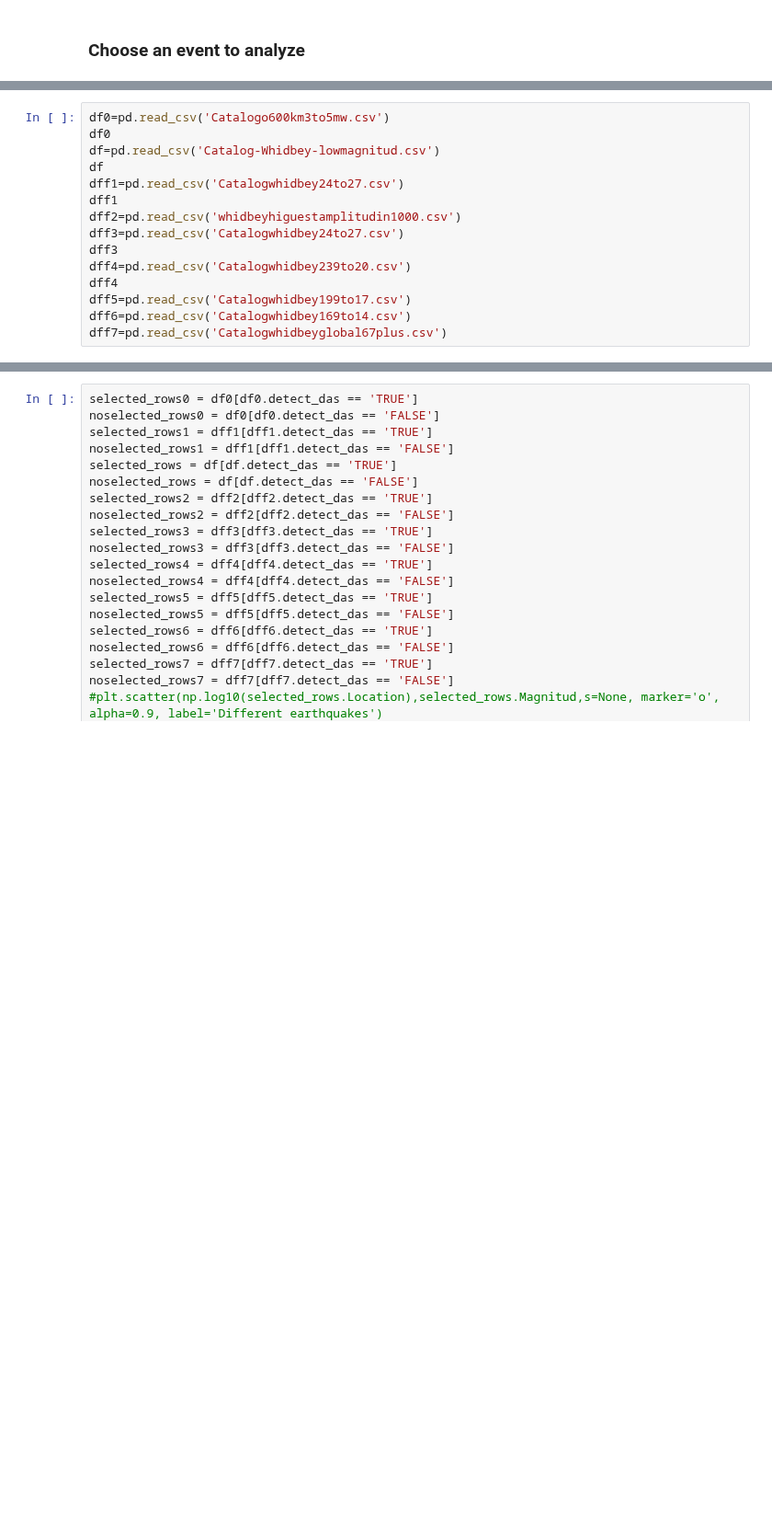
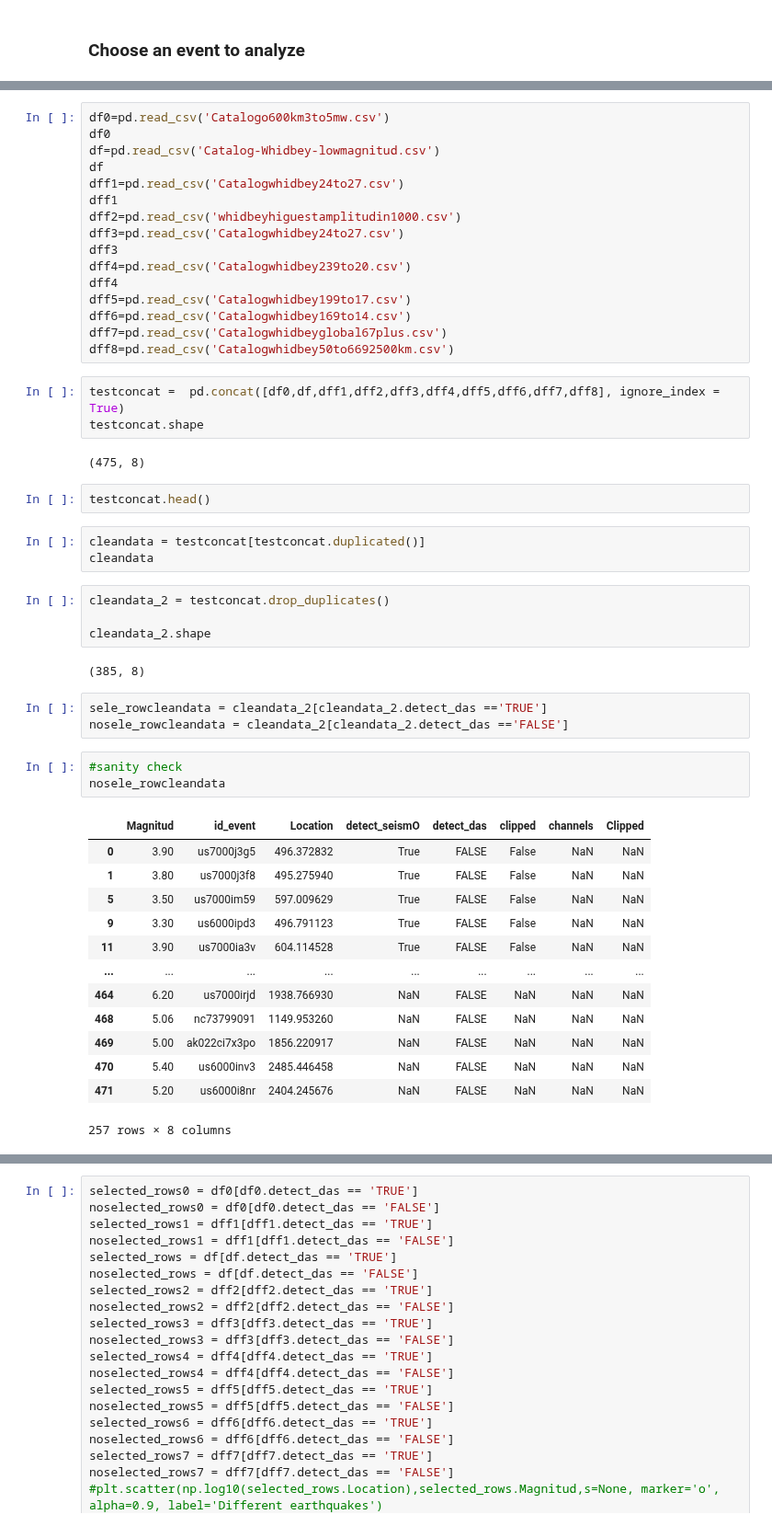
Before and after one commit to bradlipovsky/das-stuff, a Jupyter notebook: whidbey-localquakesplotdataframeMarch.ipynb, the cells around one changed output, grey strips where cells are left out. Shown at 92% size. Cells and saved outputs as stored; diff of their text form; blank space fills up the shorter version.

```diff
--- a/whidbey-localquakesplotdataframeMarch.ipynb
+++ b/whidbey-localquakesplotdataframeMarch.ipynb
@@ -143,3 +62,40 @@ dff4
 dff5=pd.read_csv('Catalogwhidbey199to17.csv')
 dff6=pd.read_csv('Catalogwhidbey169to14.csv')
 dff7=pd.read_csv('Catalogwhidbeyglobal67plus.csv')
+dff8=pd.read_csv('Catalogwhidbey50to6692500km.csv')
+# %%
+testconcat =  pd.concat([df0,df,dff1,dff2,dff3,dff4,dff5,dff6,dff7,dff8], ignore_index = True)
+testconcat.shape
+# %% [output]
+(475, 8)
+# %%
+testconcat.head()
+# %%
+cleandata = testconcat[testconcat.duplicated()]
+cleandata
+# %%
+cleandata_2 = testconcat.drop_duplicates()
+
+cleandata_2.shape
+# %% [output]
+(385, 8)
+# %%
+sele_rowcleandata = cleandata_2[cleandata_2.detect_das =='TRUE']
+nosele_rowcleandata = cleandata_2[cleandata_2.detect_das =='FALSE']
+# %%
+#sanity check
+nosele_rowcleandata
+# %% [output]
+|  | Magnitud | id_event | Location | detect_seismO | detect_das | clipped | channels | Clipped |
+| 0 | 3.90 | us7000j3g5 | 496.372832 | True | FALSE | False | NaN | NaN |
+| 1 | 3.80 | us7000j3f8 | 495.275940 | True | FALSE | False | NaN | NaN |
+| 5 | 3.50 | us7000im59 | 597.009629 | True | FALSE | False | NaN | NaN |
+| 9 | 3.30 | us6000ipd3 | 496.791123 | True | FALSE | False | NaN | NaN |
+| 11 | 3.90 | us7000ia3v | 604.114528 | True | FALSE | False | NaN | NaN |
+| ... | ... | ... | ... | ... | ... | ... | ... | ... |
+| 464 | 6.20 | us7000irjd | 1938.766930 | NaN | FALSE | NaN | NaN | NaN |
+| 468 | 5.06 | nc73799091 | 1149.953260 | NaN | FALSE | NaN | NaN | NaN |
+| 469 | 5.00 | ak022ci7x3po | 1856.220917 | NaN | FALSE | NaN | NaN | NaN |
+| 470 | 5.40 | us6000inv3 | 2485.446458 | NaN | FALSE | NaN | NaN | NaN |
+| 471 | 5.20 | us6000i8nr | 2404.245676 | NaN | FALSE | NaN | NaN | NaN |
+257 rows × 8 columns
```
Also changed, not shown: parts of 9 cells of this notebook.
